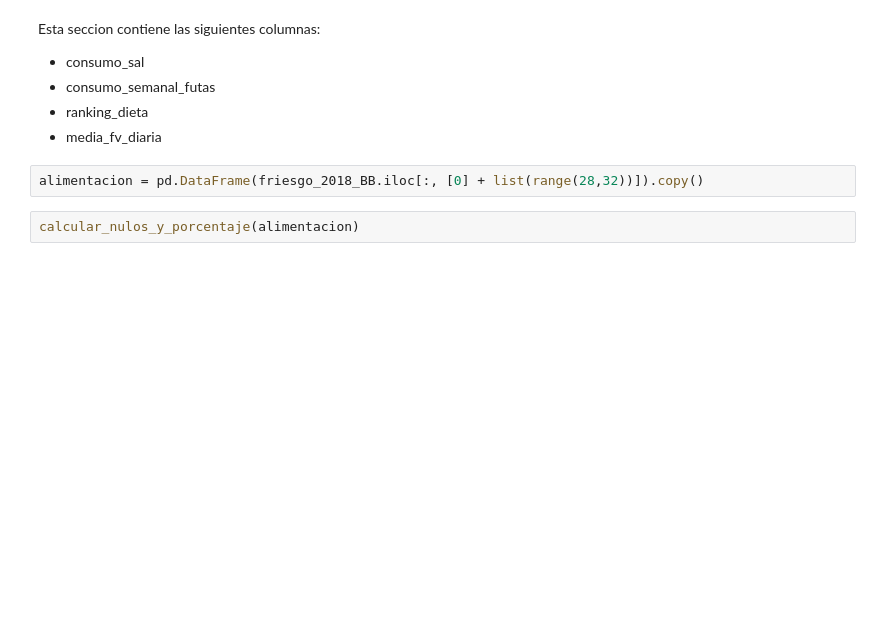
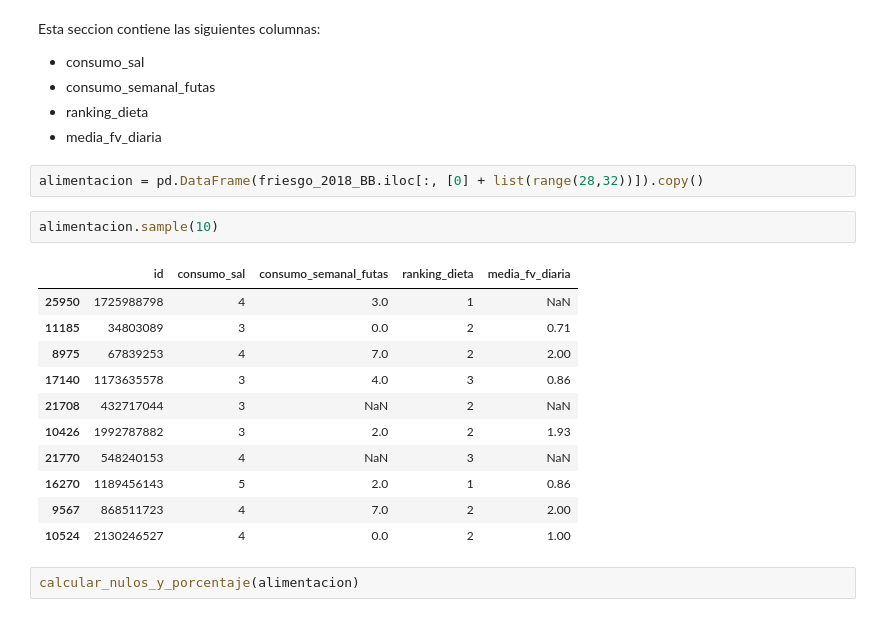
Before and after one commit to Data-Science-YPF/factores_riesgo, a Jupyter notebook: analisisBD.ipynb, the cells around one changed output. Saved outputs shown, nothing was run; the diff lists cells and outputs as text; blank space fills up the shorter version.

```diff
--- a/analisisBD.ipynb
+++ b/analisisBD.ipynb
@@ -245,6 +252,20 @@ Esta seccion contiene las siguientes columnas:
 + media_fv_diaria
 # %%
 alimentacion = pd.DataFrame(friesgo_2018_BB.iloc[:, [0] + list(range(28,32))]).copy()
+# %%
+alimentacion.sample(10)
+# %% [output]
+|  | id | consumo_sal | consumo_semanal_futas | ranking_dieta | media_fv_diaria |
+| 25950 | 1725988798 | 4 | 3.0 | 1 | NaN |
+| 11185 | 34803089 | 3 | 0.0 | 2 | 0.71 |
+| 8975 | 67839253 | 4 | 7.0 | 2 | 2.00 |
+| 17140 | 1173635578 | 3 | 4.0 | 3 | 0.86 |
+| 21708 | 432717044 | 3 | NaN | 2 | NaN |
+| 10426 | 1992787882 | 3 | 2.0 | 2 | 1.93 |
+| 21770 | 548240153 | 4 | NaN | 3 | NaN |
+| 16270 | 1189456143 | 5 | 2.0 | 1 | 0.86 |
+| 9567 | 868511723 | 4 | 7.0 | 2 | 2.00 |
+| 10524 | 2130246527 | 4 | 0.0 | 2 | 1.00 |
 # %%
 calcular_nulos_y_porcentaje(alimentacion)
 # %% [output]
```
Also changed, not shown: parts of 10 cells of this notebook, 3 other files.
